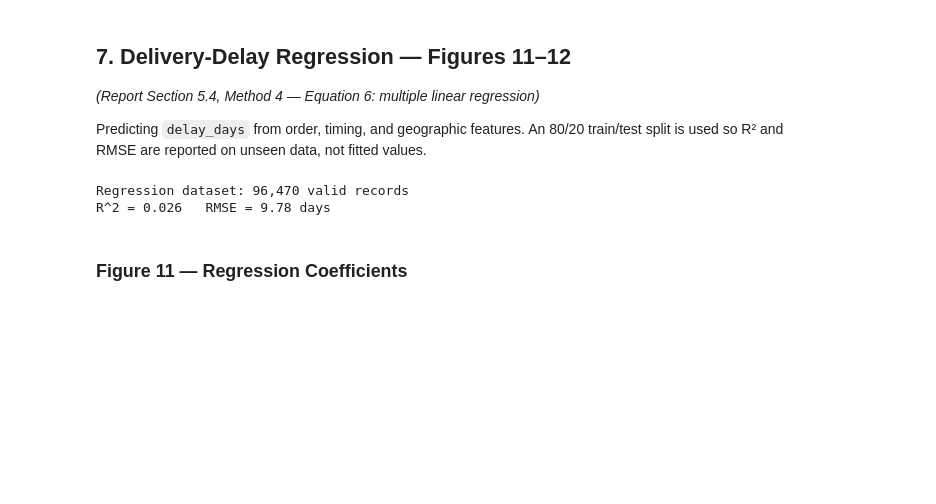
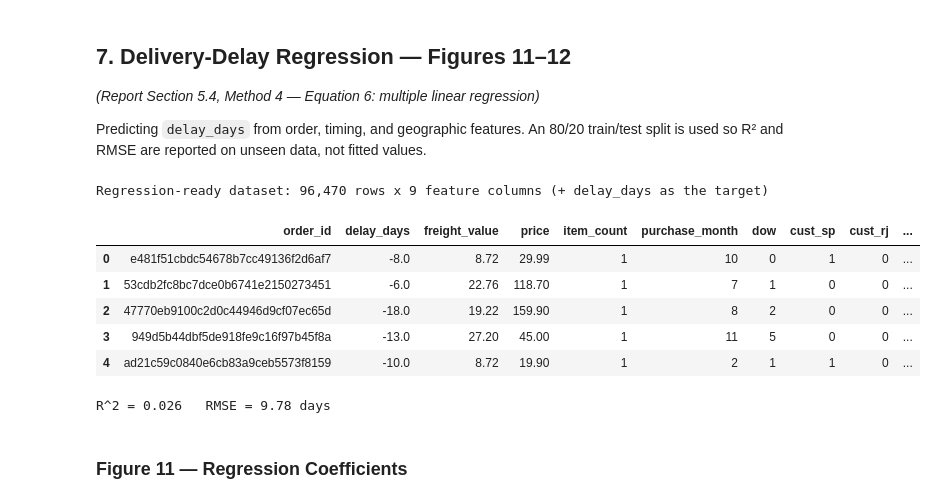
Before and after one commit to 23f3000862-svg/bdm-capstone-olist, a Jupyter notebook: BDM_Capstone_Analysis_Notebook.ipynb, the cells around one changed output. Drawn from its saved outputs; the diff is of its cells as text; code cells hidden in the pictures; blank space fills up the shorter version.

```diff
--- a/BDM_Capstone_Analysis_Notebook.ipynb
+++ b/BDM_Capstone_Analysis_Notebook.ipynb
@@ -690,34 +702,47 @@ so R² and RMSE are reported on unseen data, not fitted values.
 # %%
 seller_state = items.merge(sellers[['seller_id', 'seller_state']], on='seller_id') \
                      .groupby('order_id')['seller_state'].first().reset_index()
 
 reg = delivered.dropna(subset=['delay_days']).merge(item_order, on='order_id', how='inner')
 reg = reg.merge(customers[['customer_id', 'customer_state']], on='customer_id', how='left')
 reg = reg.merge(seller_state, on='order_id', how='left')
 reg = reg.dropna(subset=['customer_state', 'seller_state'])
 
 reg['purchase_month'] = reg['order_purchase_timestamp'].dt.month
 reg['dow'] = reg['order_purchase_timestamp'].dt.dayofweek
 reg['cust_sp'] = (reg['customer_state'] == 'SP').astype(int)
 reg['cust_rj'] = (reg['customer_state'] == 'RJ').astype(int)
 reg['seller_sp'] = (reg['seller_state'] == 'SP').astype(int)
 reg['same_state'] = (reg['customer_state'] == reg['seller_state']).astype(int)
 
 feature_cols = ['freight_value', 'price', 'item_count', 'purchase_month', 'dow',
                  'cust_sp', 'cust_rj', 'seller_sp', 'same_state']
-X = reg[feature_cols].values
-y = reg['delay_days'].values
-print(f"Regression dataset: {len(reg):,} valid records")
 
-Xtr, Xte, ytr, yte = train_test_split(X, y, test_size=0.2, random_state=42)
-lr = LinearRegression().fit(Xtr, ytr)
-pred = lr.predict(Xte)
-r2 = r2_score(yte, pred)
-rmse = np.sqrt(mean_squared_error(yte, pred))
-print(f"R^2 = {r2:.3f}   RMSE = {rmse:.2f} days")
+# Cleaned data preview -- the fully joined, feature-engineered dataframe the model is fit on
+print(f"Regression-ready dataset: {len(reg):,} rows x {len(feature_cols)} feature columns "
+      f"(+ delay_days as the target)")
+reg[['order_id', 'delay_days'] + feature_cols].head()
 # %% [output]
-Regression dataset: 96,470 valid records
-R^2 = 0.026   RMSE = 9.78 days
+Regression-ready dataset: 96,470 rows x 9 feature columns (+ delay_days as the target)
+|  | order_id | delay_days | freight_value | price | item_count | purchase_month | dow | cust_sp | cust_rj | ... |
+| 0 | e481f51cbdc54678b7cc49136f2d6af7 | -8.0 | 8.72 | 29.99 | 1 | 10 | 0 | 1 | 0 | ... |
+| 1 | 53cdb2fc8bc7dce0b6741e2150273451 | -6.0 | 22.76 | 118.70 | 1 | 7 | 1 | 0 | 0 | ... |
+| 2 | 47770eb9100c2d0c44946d9cf07ec65d | -18.0 | 19.22 | 159.90 | 1 | 8 | 2 | 0 | 0 | ... |
+| 3 | 949d5b44dbf5de918fe9c16f97b45f8a | -13.0 | 27.20 | 45.00 | 1 | 11 | 5 | 0 | 0 | ... |
+| 4 | ad21c59c0840e6cb83a9ceb5573f8159 | -10.0 | 8.72 | 19.90 | 1 | 2 | 1 | 1 | 0 | ... |
+# %%
+# Fit the model on the dataset previewed above
+X = reg[feature_cols].values
+y = reg['delay_days'].values
+
+Xtr, Xte, ytr, yte = train_test_split(X, y, test_size=0.2, random_state=42)
+lr = LinearRegression().fit(Xtr, ytr)
+pred = lr.predict(Xte)
+r2 = r2_score(yte, pred)
+rmse = np.sqrt(mean_squared_error(yte, pred))
+print(f"R^2 = {r2:.3f}   RMSE = {rmse:.2f} days")
+# %% [output]
+R^2 = 0.026   RMSE = 9.78 days
 # %% [markdown]
 ### Figure 11 — Regression Coefficients
 # %%
```
Also changed, not shown: parts of 1 cell of this notebook.
